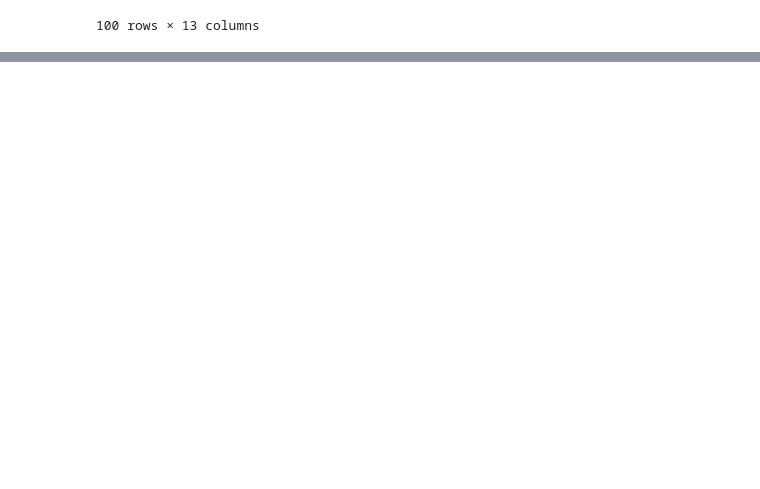
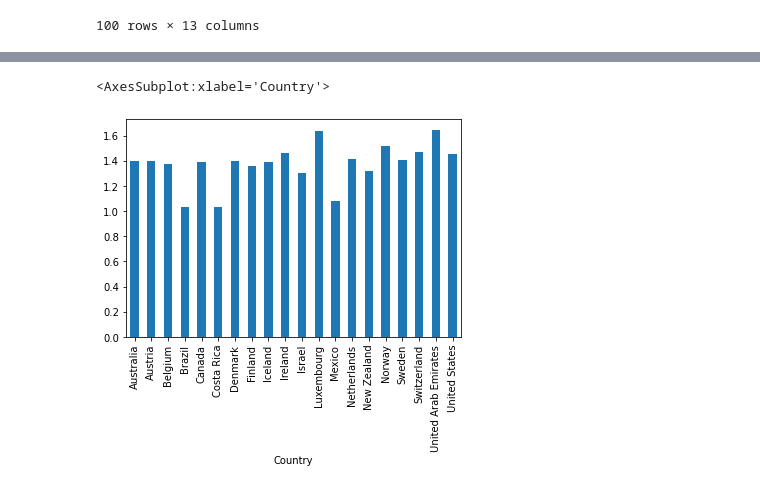
Before and after one commit to trevor48j/Tesla_Emissions, a Jupyter notebook: world_hapiness_report_r.ipynb, the cells around one changed output, grey strips where cells are left out. Drawn from its saved outputs; the diff is of its cells as text; code cells hidden in the pictures; blank space fills up the shorter version.

```diff
--- a/world_hapiness_report_r.ipynb
+++ b/world_hapiness_report_r.ipynb
@@ -46,0 +73,6 @@ cleaned_region.head(30)
+# %%
+GDP = grouped_country_df["Economy (GDP per Capita)"].mean()
+GDP.plot(kind="bar")
+# %% [output]
+<AxesSubplot:xlabel='Country'>
+[figure, added]
```
Also changed, not shown: parts of 6 cells of this notebook, 1 other file.
